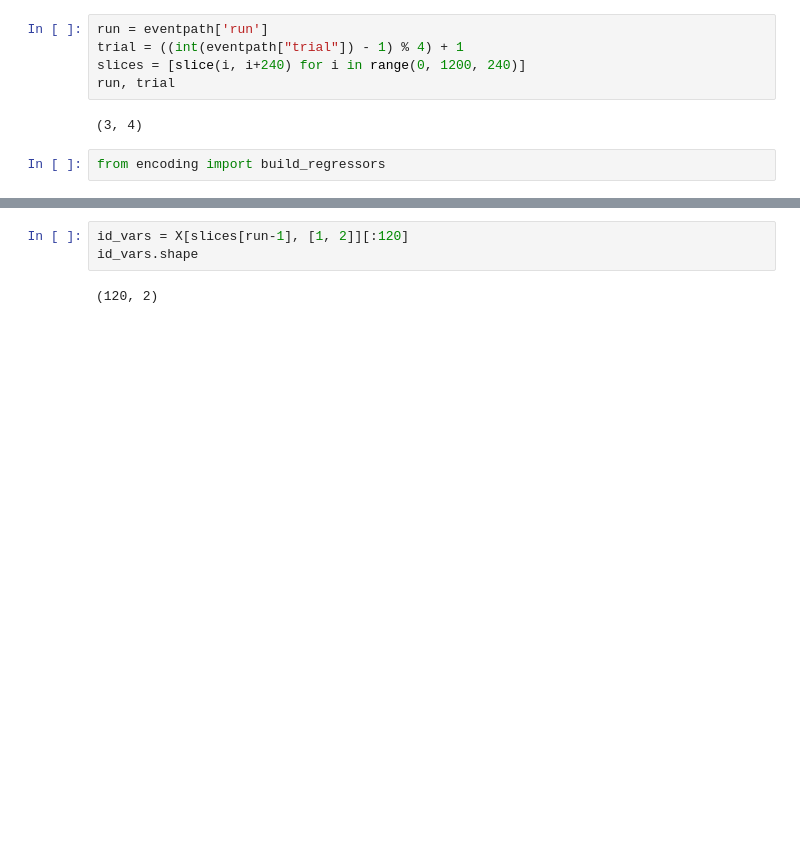
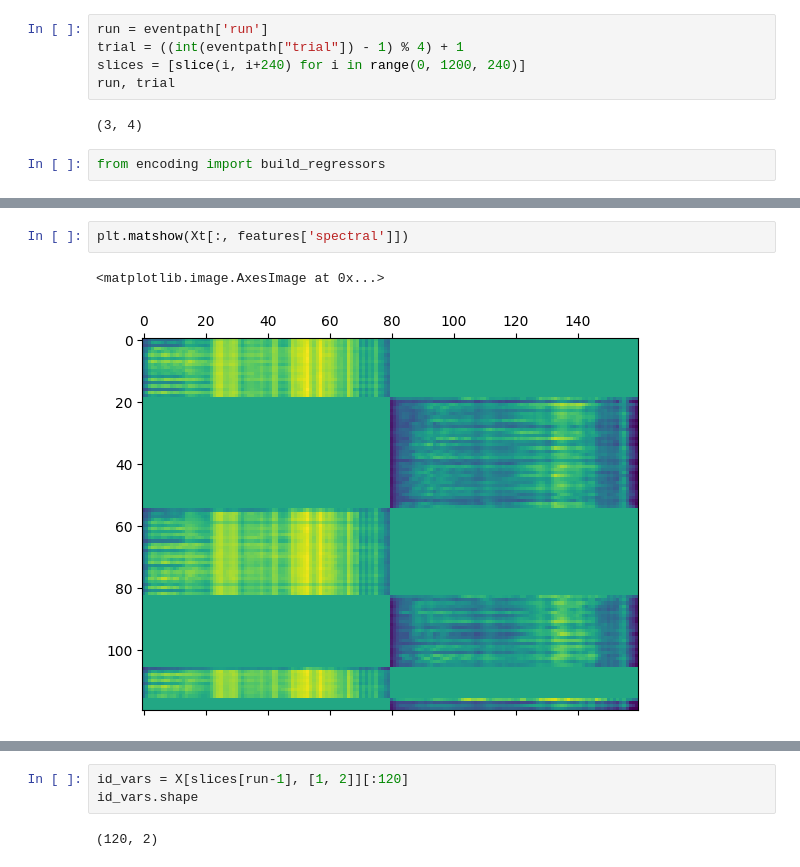
Before and after one commit to YeajuDianaKim394/EncodingModels, a Jupyter notebook: code/visualization.ipynb, the cells around one changed output, grey strips where cells are left out. Saved outputs shown, nothing was run; the diff lists cells and outputs as text; blank space fills up the shorter version.

```diff
--- a/code/visualization.ipynb
+++ b/code/visualization.ipynb
@@ -123,0 +146,5 @@ X.shape
+# %%
+plt.matshow(Xt[:, features['spectral']])
+# %% [output]
+<matplotlib.image.AxesImage at 0x...>
+[figure, added]
```
Also changed, not shown: parts of 17 cells of this notebook, 13 other files.
